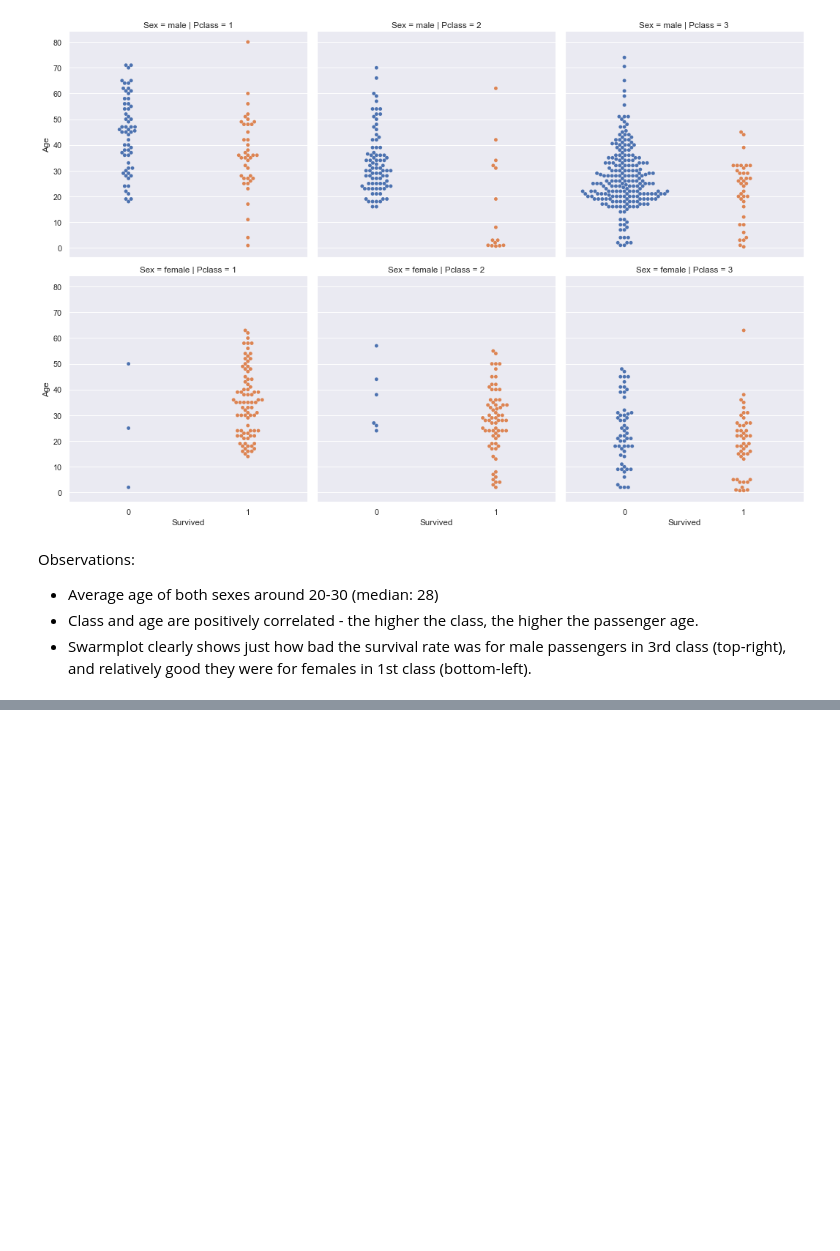
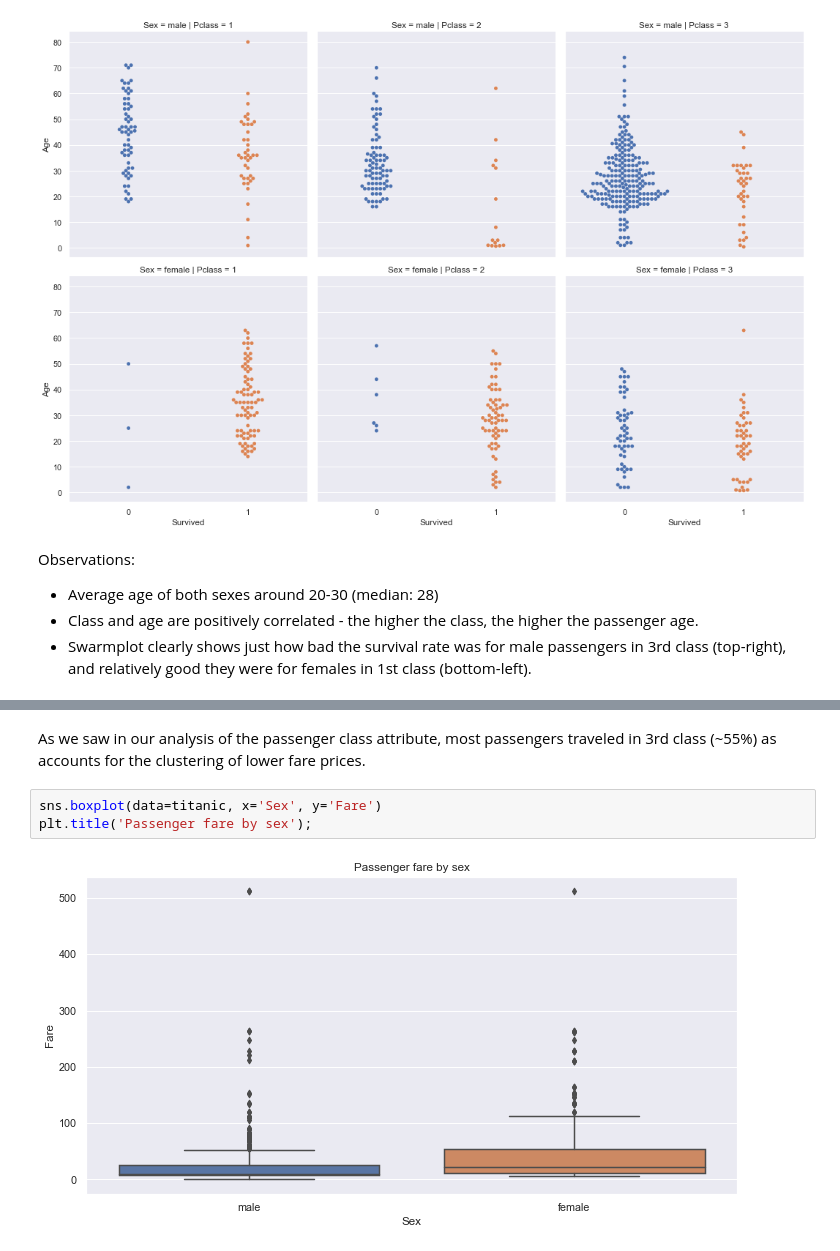
Before and after one commit to niekvanderzwaag/Titanic, a Jupyter notebook: Titanic EDA.ipynb, the cells around one changed output, grey strips where cells are left out. Drawn from its saved outputs; the diff is of its cells as text; blank space fills up the shorter version.

```diff
--- a/Titanic EDA.ipynb
+++ b/Titanic EDA.ipynb
@@ -297,0 +314,7 @@ Observations:
+# %% [markdown]
+As we saw in our analysis of the passenger class attribute, most passengers traveled in 3rd class (~55%) as accounts for the clustering of lower fare prices.
+# %%
+sns.boxplot(data=titanic, x='Sex', y='Fare')
+plt.title('Passenger fare by sex');
+# %% [output]
+[figure, added]
```
Also changed, not shown: parts of 65 cells of this notebook.
